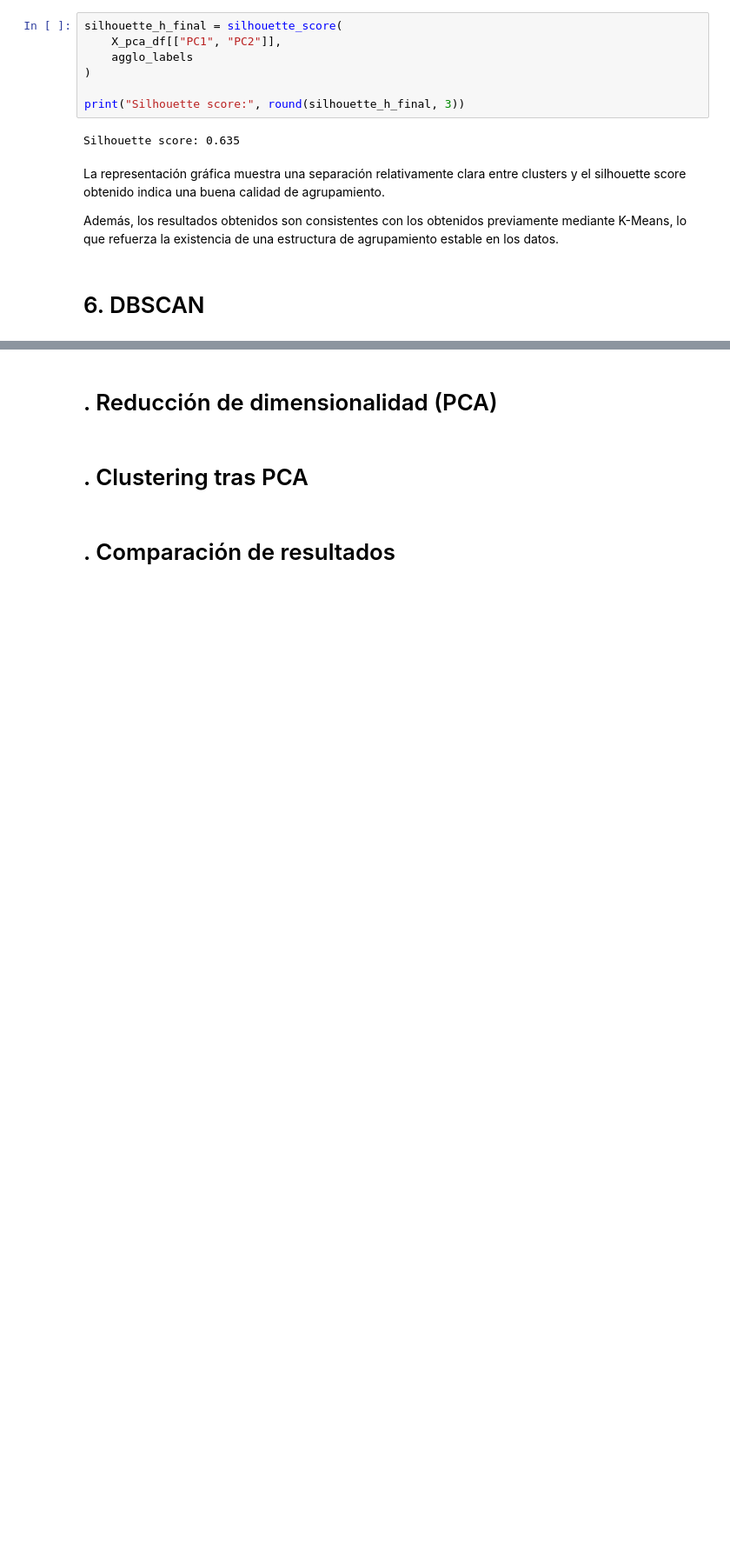
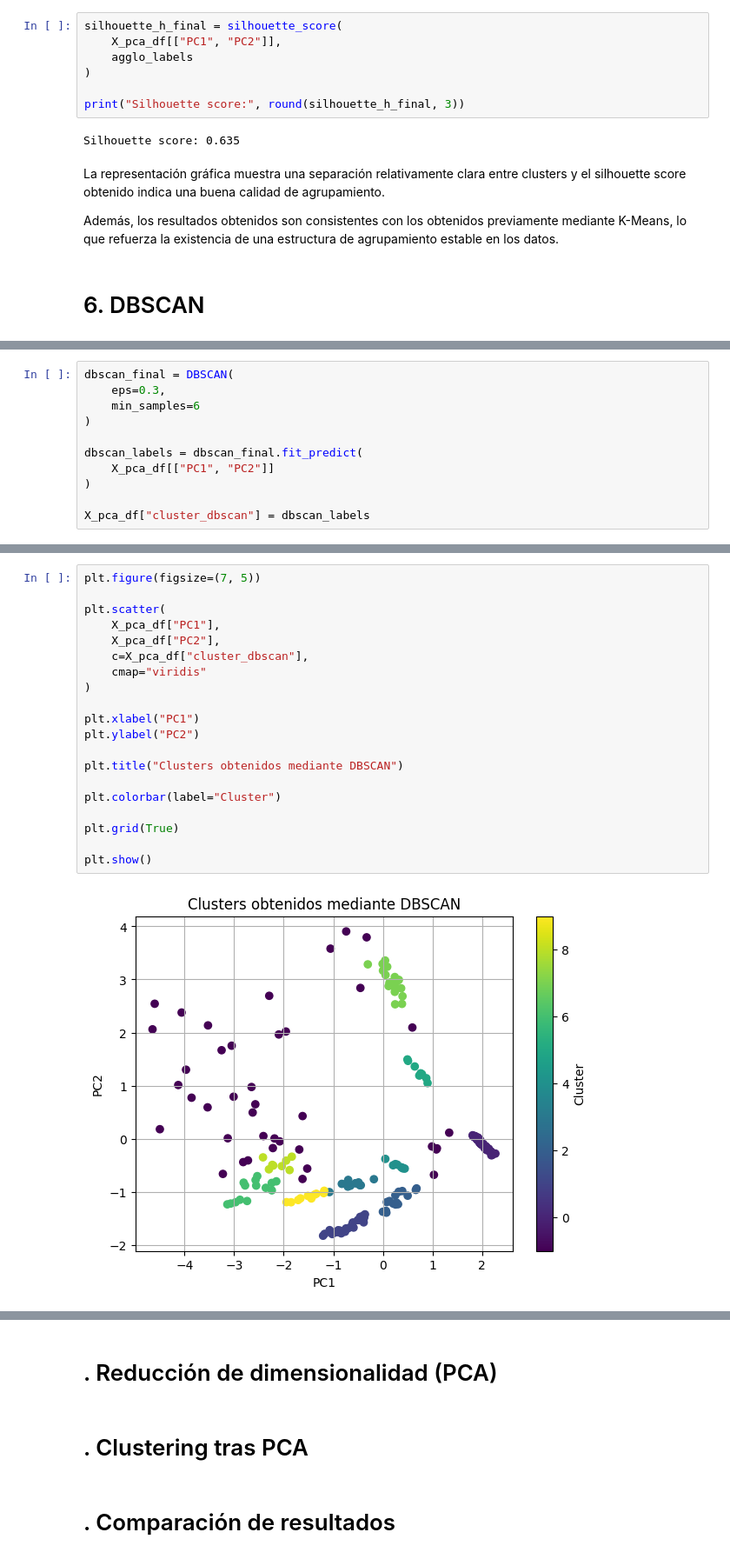
Before and after one commit to 100495785/Grupo17_Practica2, a Jupyter notebook: Practica2_estrellas.ipynb, the cells around one changed output, grey strips where cells are left out. Shown at 87% size. Saved outputs shown, nothing was run; the diff lists cells and outputs as text; blank space fills up the shorter version.

```diff
--- a/Practica2_estrellas.ipynb
+++ b/Practica2_estrellas.ipynb
@@ -608,0 +789,11 @@ Además, los resultados obtenidos son consistentes con los obtenidos previamente
+# %%
+dbscan_final = DBSCAN(
+    eps=0.3,
+    min_samples=6
+)
+
+dbscan_labels = dbscan_final.fit_predict(
+    X_pca_df[["PC1", "PC2"]]
+)
+
+X_pca_df["cluster_dbscan"] = dbscan_labels
@@ -608,0 +828,22 @@ Además, los resultados obtenidos son consistentes con los obtenidos previamente
+# %%
+plt.figure(figsize=(7, 5))
+
+plt.scatter(
+    X_pca_df["PC1"],
+    X_pca_df["PC2"],
+    c=X_pca_df["cluster_dbscan"],
+    cmap="viridis"
+)
+
+plt.xlabel("PC1")
+plt.ylabel("PC2")
+
+plt.title("Clusters obtenidos mediante DBSCAN")
+
+plt.colorbar(label="Cluster")
+
+plt.grid(True)
+
+plt.show()
+# %% [output]
+[figure, added]
```
Also changed, not shown: parts of 16 cells of this notebook.
